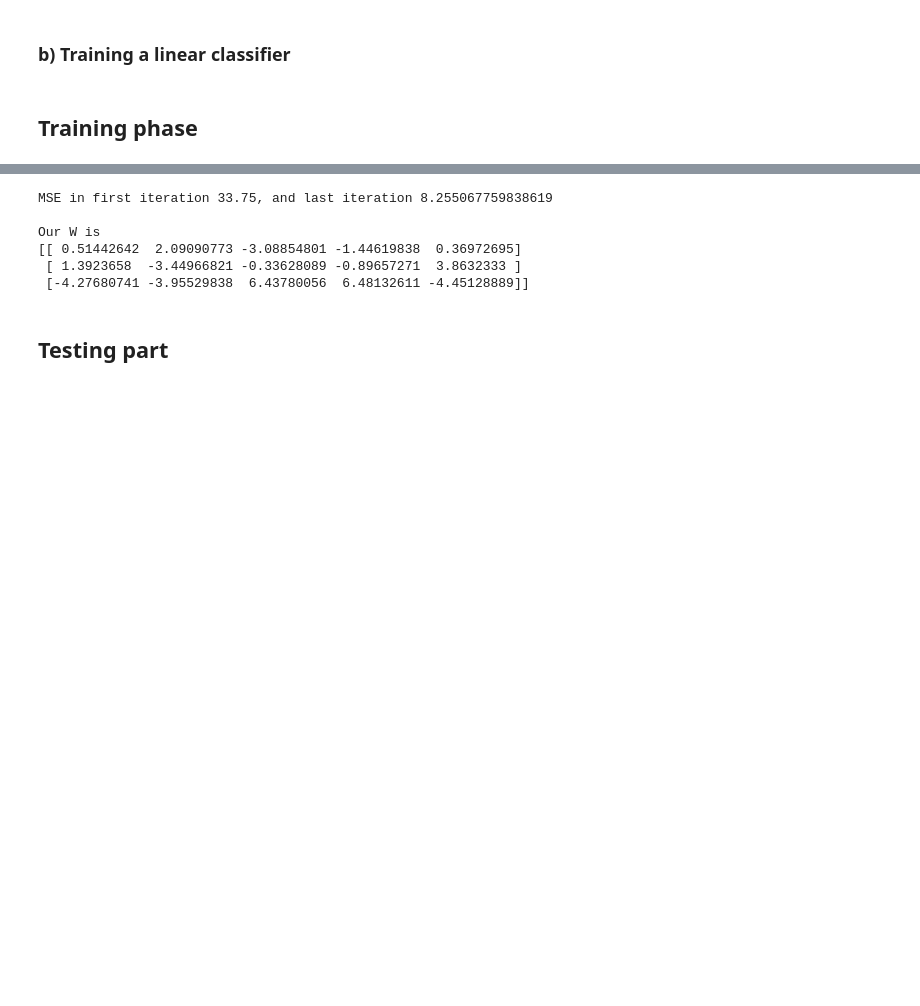
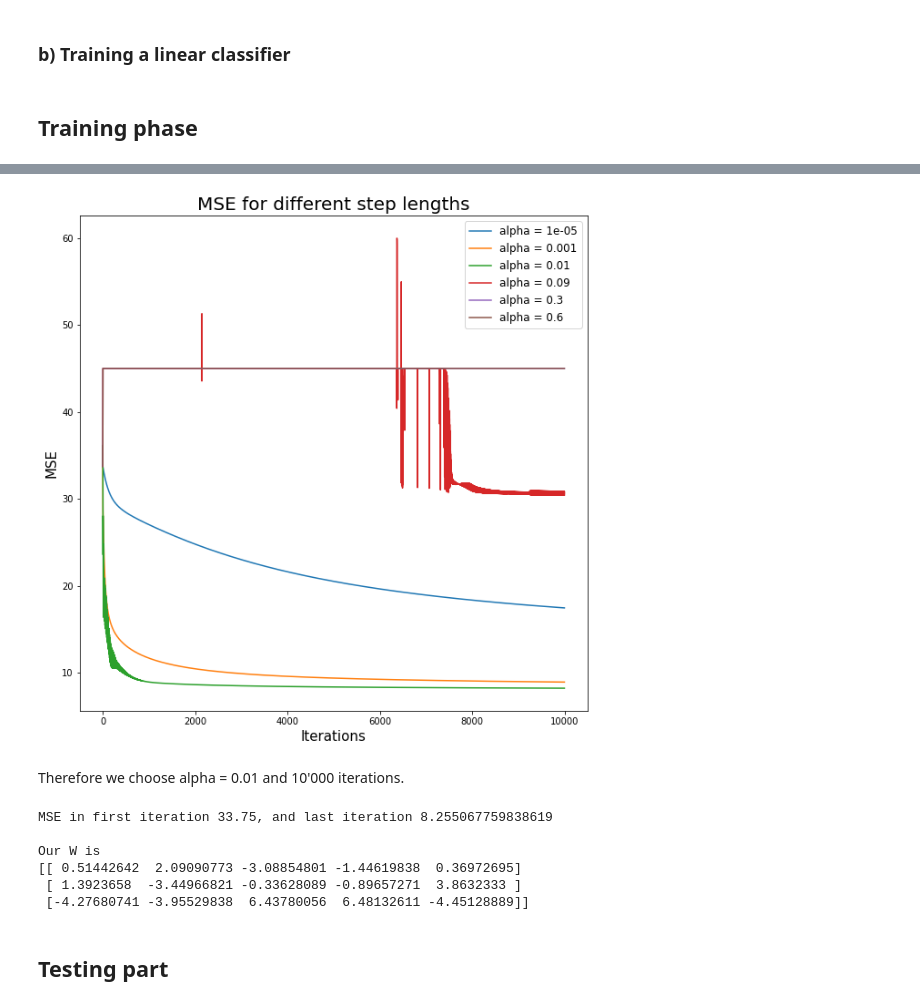
Before and after one commit to simon-cmyk/Classifier, a Jupyter notebook: Iris.ipynb, the cells around one changed output, grey strips where cells are left out. Drawn from its saved outputs; the diff is of its cells as text; code cells hidden in the pictures; blank space fills up the shorter version.

```diff
--- a/Iris.ipynb
+++ b/Iris.ipynb
@@ -103,4 +103,4 @@ def TrainClassifier(dataset: Dataset, step_length: float, n_iterations, W_0: np.
         MSEs.append(MSE)
     print(f"MSE in first iteration {MSEs[0]}, and last iteration {MSEs[-1]}\n")
     print(f"Our W is \n{W}\n")
-    return W
+    return W, MSEs
@@ -106,0 +109,6 @@ def TrainClassifier(dataset: Dataset, step_length: float, n_iterations, W_0: np.
+# %%
+MSEs_with_diff_step_lengths = []
+step_lengths = [0.00001, 0.001, 0.01, 0.09, 0.3, 0.6]
+n = 10000
+for alpha in step_lengths:
+    MSEs_with_diff_step_lengths.append(TrainClassifier(IRIS_Dataset, alpha, n, np.zeros((3, 5)))[1])
@@ -107,3 +133,17 @@ def TrainClassifier(dataset: Dataset, step_length: float, n_iterations, W_0: np.
+# %%
+plt.figure(figsize=(10, 10))
+for index ,MSEs in enumerate(MSEs_with_diff_step_lengths):
+    plt.plot(MSEs, label=f'alpha = {str(step_lengths[index])}')
+plt.legend(fontsize=12)
+plt.title("MSE for different step lengths", fontsize=20)
+plt.xlabel('Iterations', fontsize=15)
+plt.ylabel('MSE', fontsize=15)
+plt.savefig(f"svg_figures/MSEvsAlpha.svg")
+plt.show()
+# %% [output]
+[figure, added]
+# %% [markdown]
+Therefore we choose alpha = 0.01 and 10'000 iterations.
 # %%
 alpha = 0.01
 n = 10000
```
Also changed, not shown: parts of 7 cells of this notebook, 1 other file.
